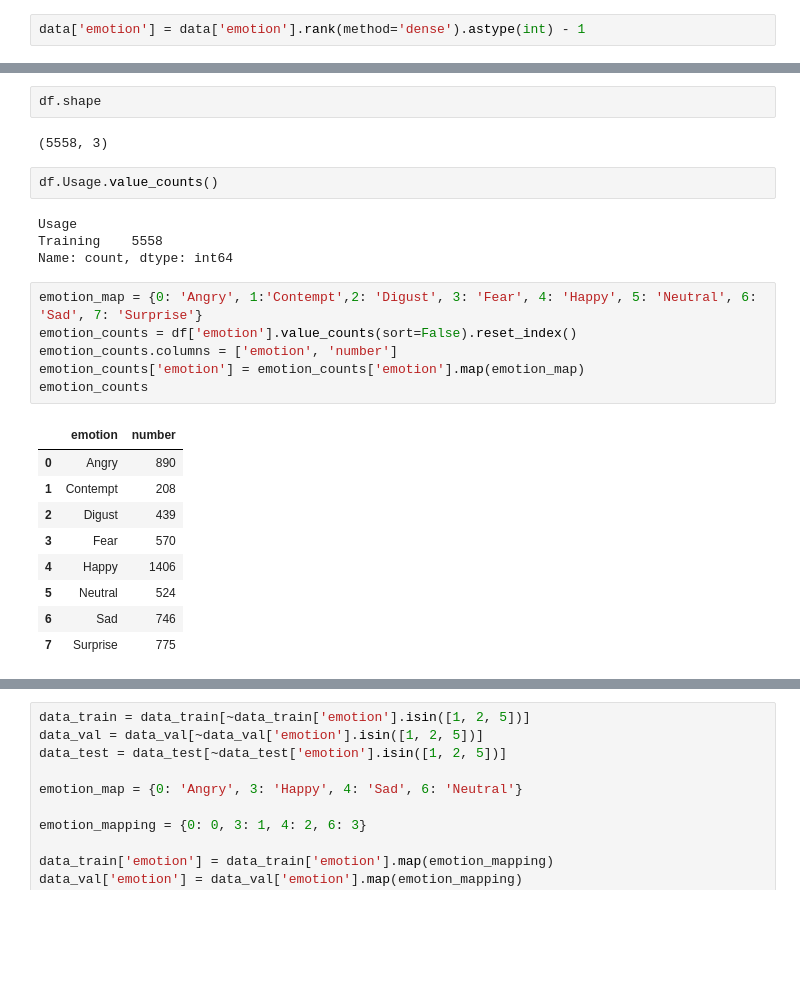
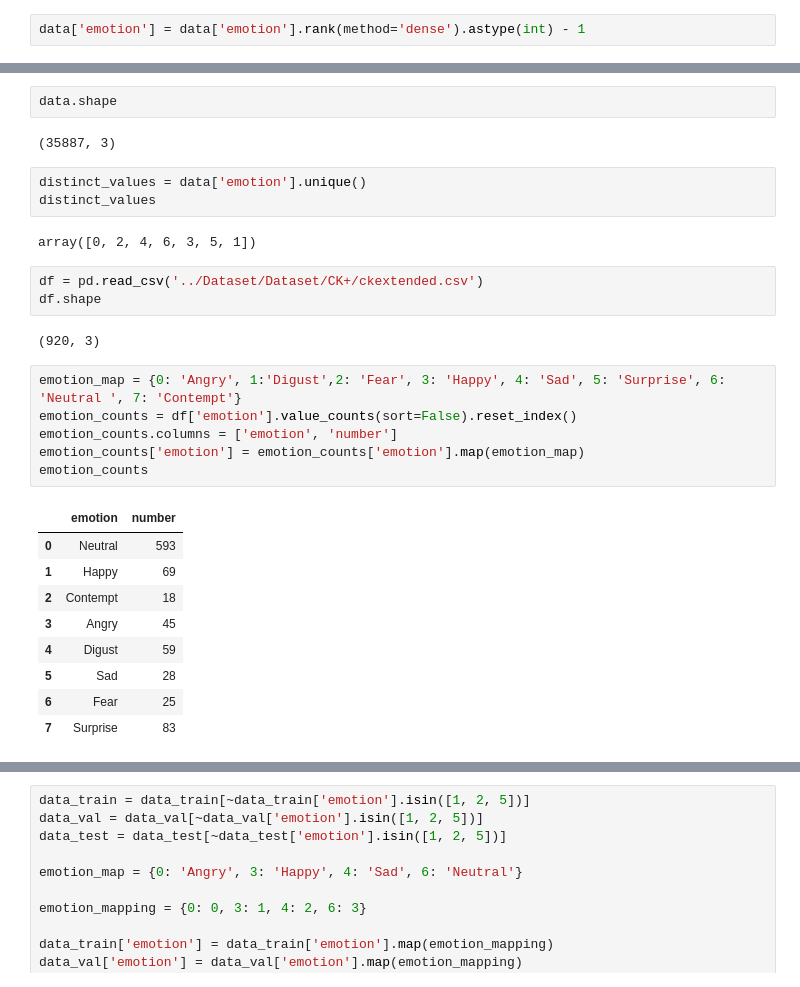
Before and after one commit to zachcyn/sentirhy, a Jupyter notebook: codes/ML/Recognition/FER_v3_Dev.ipynb, the cells around one changed output, grey strips where cells are left out. Cells and saved outputs as stored; diff of their text form; blank space fills up the shorter version.

```diff
--- a/codes/ML/Recognition/FER_v3_Dev.ipynb
+++ b/codes/ML/Recognition/FER_v3_Dev.ipynb
@@ -276,26 +172,30 @@ df.head(5)
 # %%
-df.shape
+data.shape
 # %% [output]
-(5558, 3)
+(35887, 3)
-# %%
-df.Usage.value_counts()
-# %% [output]
-Usage
-Training    5558
-Name: count, dtype: int64
+# %%
+distinct_values = data['emotion'].unique()
+distinct_values
+# %% [output]
+array([0, 2, 4, 6, 3, 5, 1])
+# %%
+df = pd.read_csv('../Dataset/Dataset/CK+/ckextended.csv')
+df.shape
+# %% [output]
+(920, 3)
 # %%
-emotion_map = {0: 'Angry', 1:'Contempt',2: 'Digust', 3: 'Fear', 4: 'Happy', 5: 'Neutral', 6: 'Sad', 7: 'Surprise'}
+emotion_map = {0: 'Angry', 1:'Digust',2: 'Fear', 3: 'Happy', 4: 'Sad', 5: 'Surprise', 6: 'Neutral ', 7: 'Contempt'}
 emotion_counts = df['emotion'].value_counts(sort=False).reset_index()
 emotion_counts.columns = ['emotion', 'number']
 emotion_counts['emotion'] = emotion_counts['emotion'].map(emotion_map)
 emotion_counts
 # %% [output]
 |  | emotion | number |
-| 0 | Angry | 890 |
-| 1 | Contempt | 208 |
-| 2 | Digust | 439 |
-| 3 | Fear | 570 |
-| 4 | Happy | 1406 |
-| 5 | Neutral | 524 |
-| 6 | Sad | 746 |
-| 7 | Surprise | 775 |
+| 0 | Neutral | 593 |
+| 1 | Happy | 69 |
+| 2 | Contempt | 18 |
+| 3 | Angry | 45 |
+| 4 | Digust | 59 |
+| 5 | Sad | 28 |
+| 6 | Fear | 25 |
+| 7 | Surprise | 83 |
```
Also changed, not shown: parts of 34 cells of this notebook.
